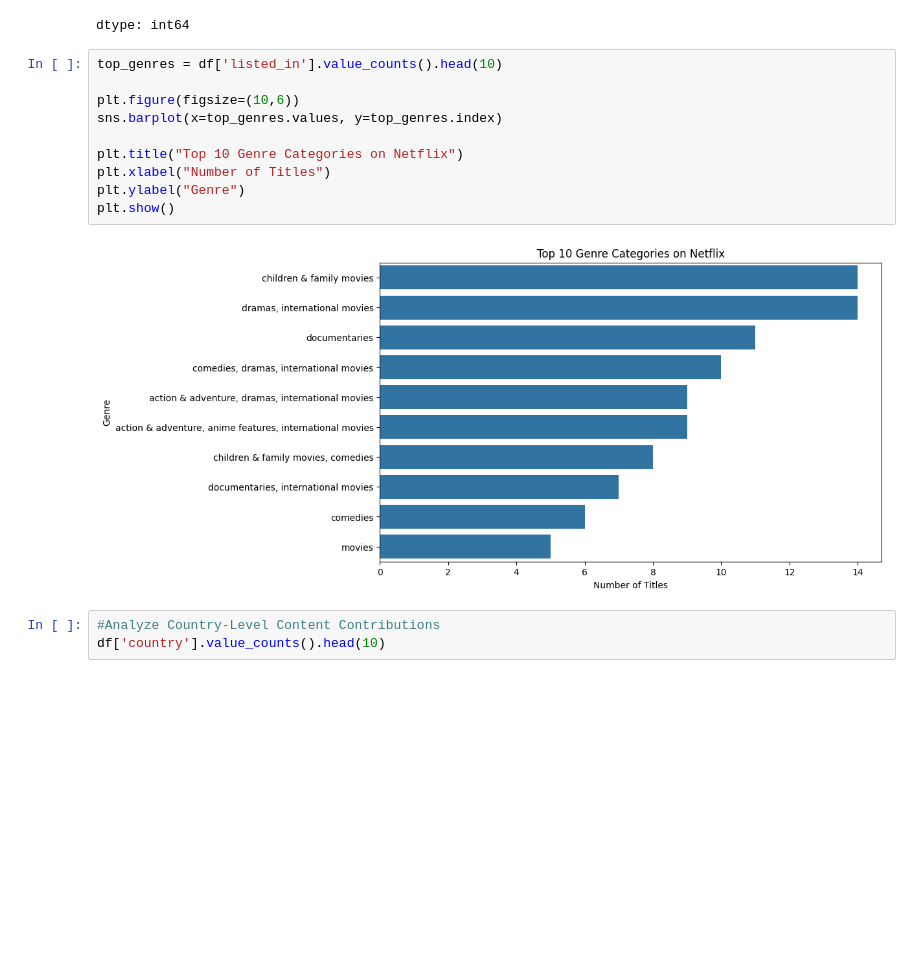
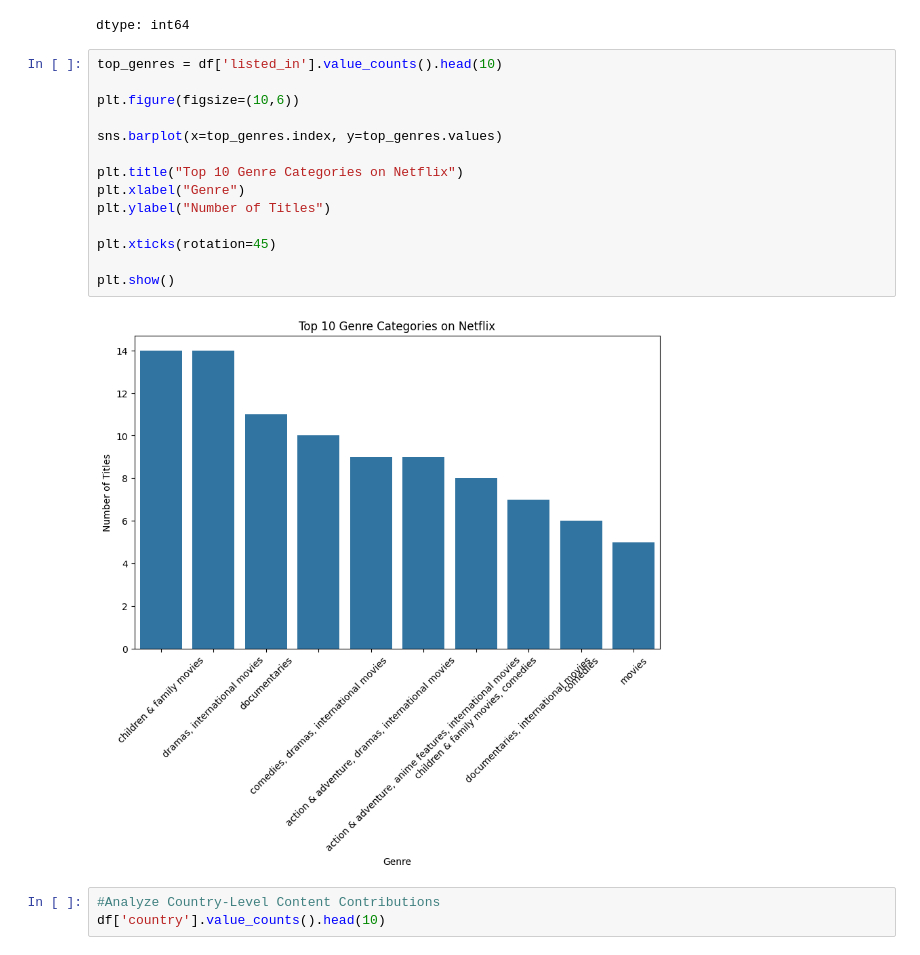
Before and after one commit to springboardmentor345a-create/Netflix-Content-Strat, a Jupyter notebook: week3.ipynb, the cells around one changed output. Drawn from its saved outputs; the diff is of its cells as text; blank space fills up the shorter version.

```diff
--- a/week3.ipynb
+++ b/week3.ipynb
@@ -435,15 +441,19 @@ dtype: int64
 # %%
 top_genres = df['listed_in'].value_counts().head(10)
 
 plt.figure(figsize=(10,6))
-sns.barplot(x=top_genres.values, y=top_genres.index)
+
+sns.barplot(x=top_genres.index, y=top_genres.values)
 
 plt.title("Top 10 Genre Categories on Netflix")
-plt.xlabel("Number of Titles")
-plt.ylabel("Genre")
+plt.xlabel("Genre")
+plt.ylabel("Number of Titles")
+
+plt.xticks(rotation=45)
+
 plt.show()
 # %% [output]
-[figure, old version]
+[figure, new version]
 # %%
 #Analyze Country-Level Content Contributions
 df['country'].value_counts().head(10)
```
Also changed, not shown: parts of 8 cells of this notebook.
